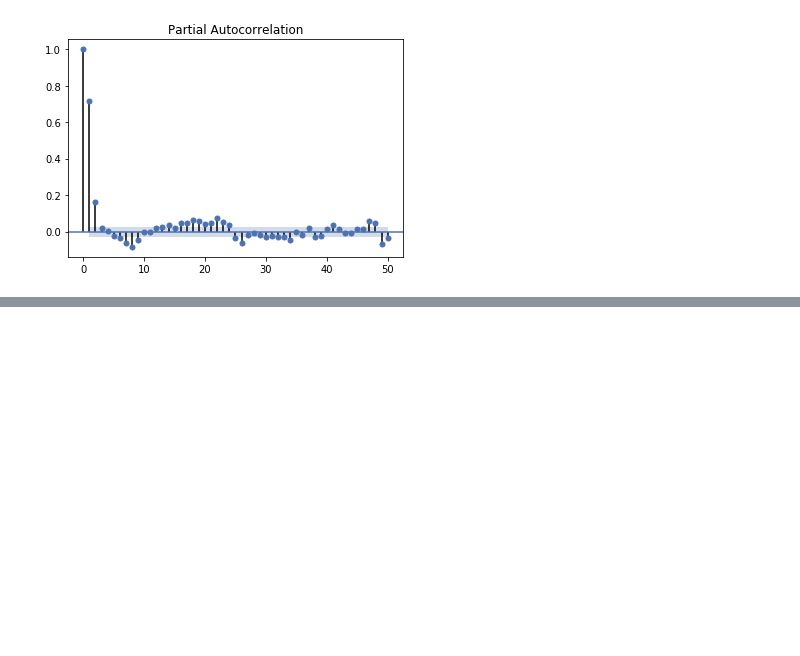
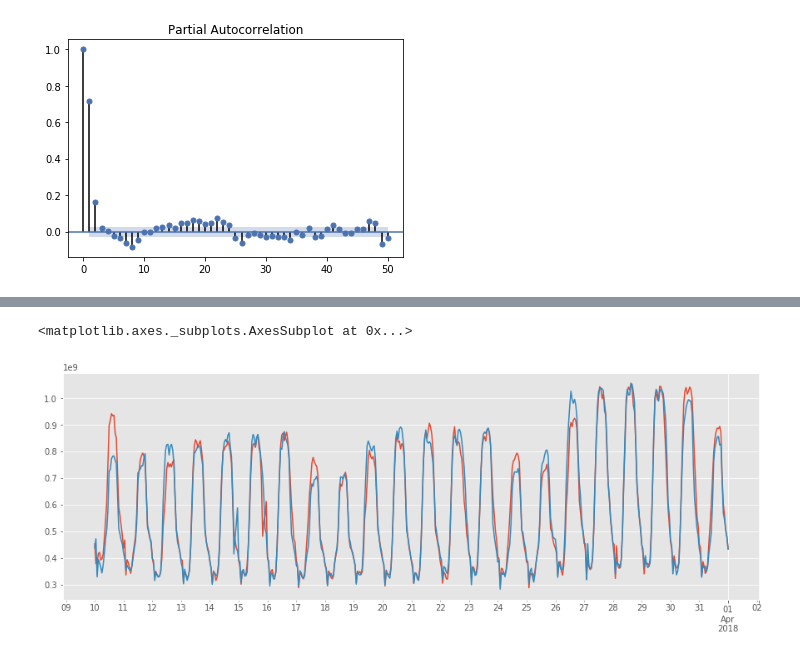
Before and after one commit to kevinkoste/university-load-forecasting, a Jupyter notebook: exploration/transformation.ipynb, the cells around one changed output, grey strips where cells are left out. Drawn from its saved outputs; the diff is of its cells as text; code cells hidden in the pictures; blank space fills up the shorter version.

Commit message:
organizing arima models

```diff
--- a/exploration/transformation.ipynb
+++ b/exploration/transformation.ipynb
@@ -7,7 +7,7 @@ import seaborn as sns
 import matplotlib
 %matplotlib inline
 import matplotlib.pyplot as plt
-plt.style.use('seaborn-deep')
+plt.style.use('ggplot')
 
 # ARIMA model and autocorrelation plots
 from statsmodels.tsa.arima_model import ARIMA
@@ -120,7 +120,7 @@ for i in range(len(split_times)):
 
     # fit the model to the differenced data
     model = ARIMA(differenced, order=(7,0,1))
-    model_fit = model.fit(disp=0)
+    model_fit = model.fit(disp=0,maxiter=200)
 
     # multi-step out-of-sample forecast
     forecast = model_fit.forecast(steps=39)[0]
@@ -130,13 +130,13 @@ for i in range(len(split_times)):
     for yhat in forecast:
         inverted = inverse_difference(history, yhat, 24)
         history.append(inverted)
+
     y_pred = history[len(history)-39:]
-
     y_predicted.loc[(y.index > split_times[i]) & (y.index <= end_times[i])] = y_pred
 
     # store the results of the model and append the mapes dataframe
     hours_trained = len(y_train)
-    mape = np.mean(np.abs((y_test - y_pred) / y_test))*100
+    mape = np.mean(np.abs((y_test[15:] - y_pred[15:]) / y_test[15:]))*100
     mapes = mapes.append({'hours_trained':hours_trained,'mape':mape},ignore_index=True)
 
 print('The average MAPE over a {} day test period was {}'.format(len(mapes),np.round(np.mean(mapes['mape']),3)))
@@ -149,5 +155,8 @@ latest_forecast.plot(figsize=(18,5))
 y_predicted = y_predicted*hourofweek_mean*weekofyear_mean
 y = y*hourofweek_mean*weekofyear_mean
 # %%
-y_predicted.loc['2018-03-01 00:00:00':'2018-04-10 00:00:00'].plot(figsize=(15,5))
-y.loc['2018-03-01 00:00:00':'2018-04-10 00:00:00'].plot()
+y_predicted.loc['2018-03-10 00:00:00':'2018-04-01 00:00:00'].plot(figsize=(15,5))
+y.loc['2018-03-10 00:00:00':'2018-04-01 00:00:00'].plot()
+# %% [output]
+<matplotlib.axes._subplots.AxesSubplot at 0x...>
+[figure, added]
```
Also changed, not shown: parts of 3 cells of this notebook, 1 other file.
